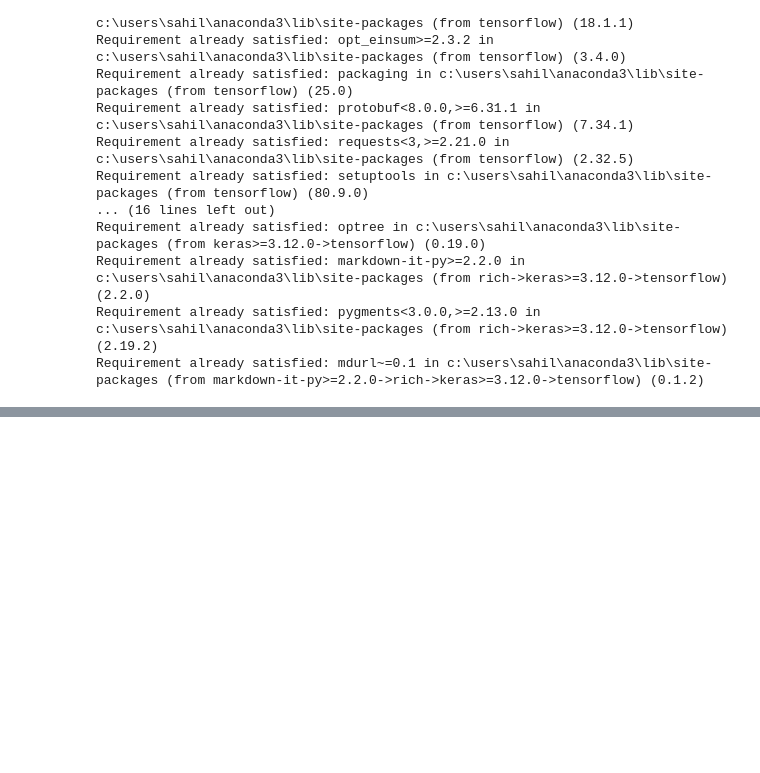
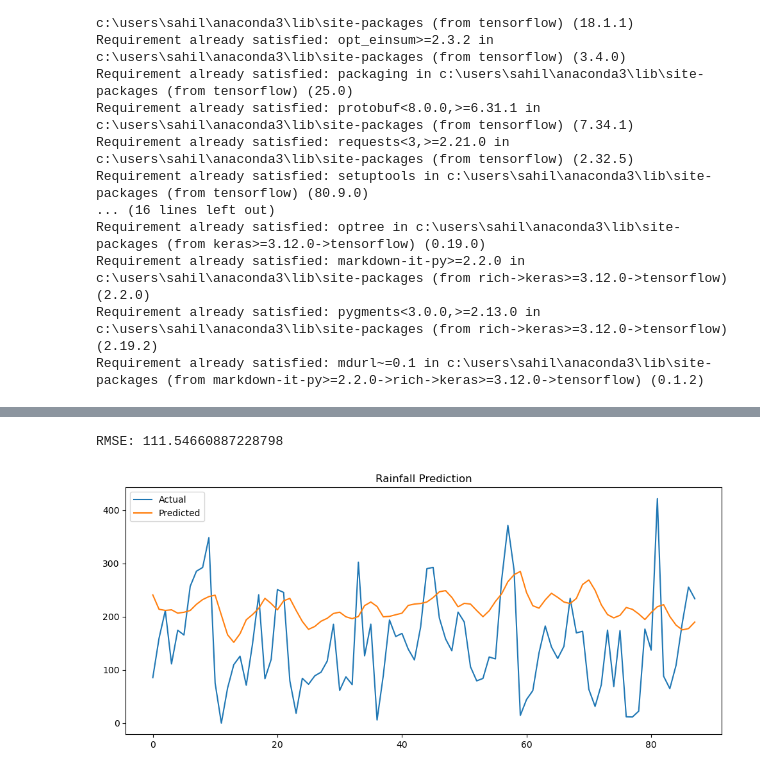
Before and after one commit to SahilLASKAR13/PROJECT, a Jupyter notebook: rainfall_pred/rainfall_pred.ipynb, the cells around one changed output, grey strips where cells are left out. Saved outputs shown, nothing was run; the diff lists cells and outputs as text; code cells hidden in the pictures; blank space fills up the shorter version.

Commit message:
training done , prediction done

```diff
--- a/rainfall_pred/rainfall_pred.ipynb
+++ b/rainfall_pred/rainfall_pred.ipynb
@@ -30,0 +215,8 @@ from tensorflow.keras.layers import LSTM, Dense, Dropout
+# %%
+# train model
+
+history = model.fit(
+    X_train, y_train,
+    epochs=50,
+    batch_size=32,
+    validation_data=(X_test, y_test))
@@ -30,0 +241,4 @@ from tensorflow.keras.layers import LSTM, Dense, Dropout
+# %%
+# predict test data
+
+predictions = model.predict(X_test)
@@ -30,0 +247,33 @@ from tensorflow.keras.layers import LSTM, Dense, Dropout
+# %%
+# convert back to original scale
+
+dummy = np.zeros((len(predictions), 3))
+
+dummy[:, 2] = predictions[:, 0]
+
+pred_actual = scaler.inverse_transform(dummy)[:, 2]
+# %%
+dummy2 = np.zeros((len(y_test), 3))
+
+dummy2[:,2] = y_test
+
+y_actual = scaler.inverse_transform(dummy2)[:, 2]
+# %%
+rmse = np.sqrt(mean_squared_error(y_actual, pred_actual))
+
+print("RMSE:", rmse)
+# %% [output]
+RMSE: 111.54660887228798
+# %%
+plt.figure(figsize=(12, 5))
+
+plt.plot(y_actual, label="Actual")
+plt.plot(pred_actual, label="Predicted")
+
+plt.legend()
+
+plt.title("Rainfall Prediction")
+
+plt.show()
+# %% [output]
+[figure, added]
```
Also changed, not shown: parts of 16 cells of this notebook.
